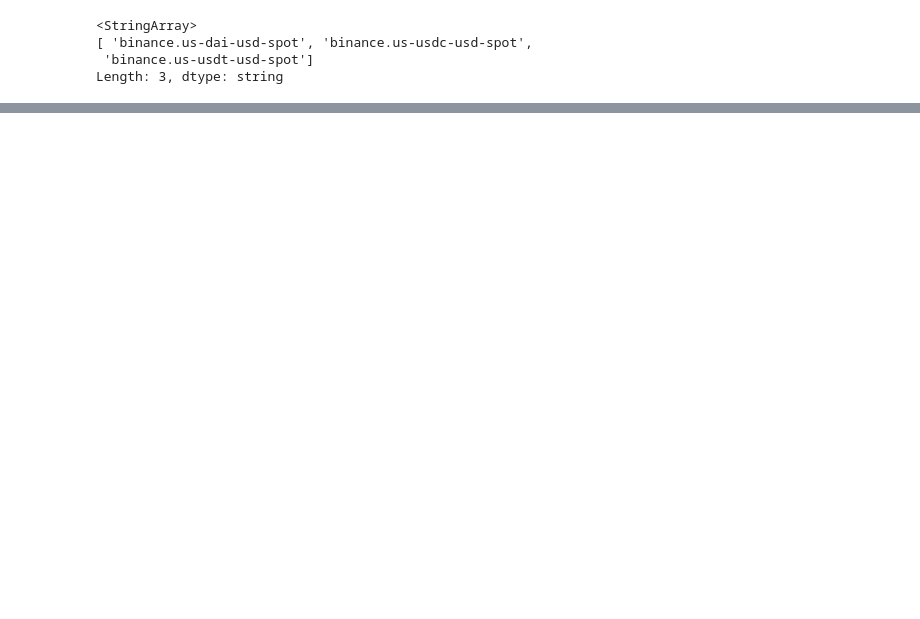
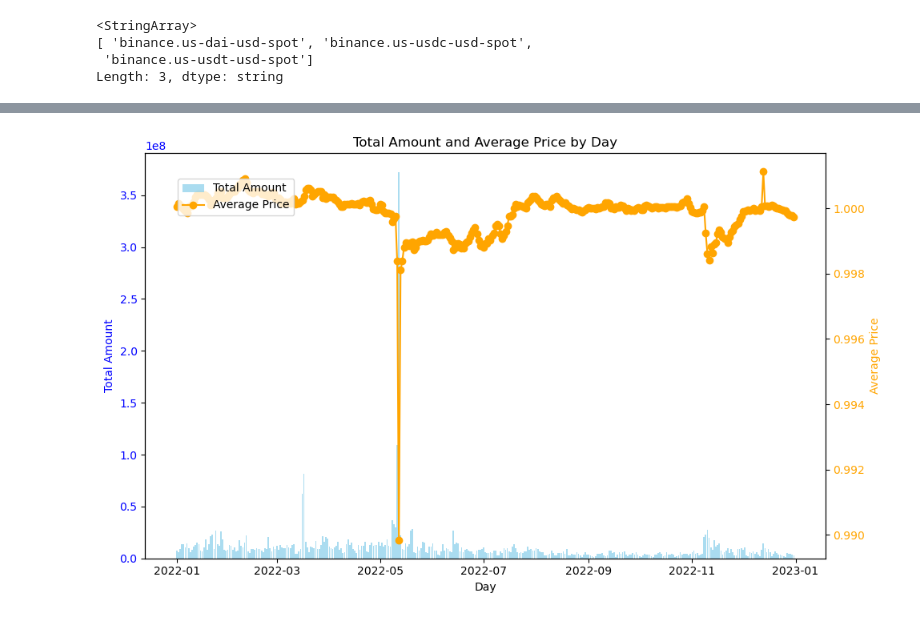
Before and after one commit to tilian15/stable_analysis, a Jupyter notebook: main.ipynb, the cells around one changed output, grey strips where cells are left out. Cells and saved outputs as stored; diff of their text form; code cells hidden in the pictures; blank space fills up the shorter version.

```diff
--- a/main.ipynb
+++ b/main.ipynb
@@ -161,0 +188,34 @@ import matplotlib.pyplot as plt
+# %%
+df["day"] = df["time"].dt.date
+
+# Aggregate data by day
+daily_stats = df.groupby("day").agg(
+    total_amount=("amount", "sum"),
+    average_price=("price", "mean")
+).reset_index()
+
+# Dual-Axis Plot
+fig, ax1 = plt.subplots(figsize=(10, 6))
+
+# Plot total amount on the primary y-axis
+ax1.bar(daily_stats["day"], daily_stats["total_amount"], color="skyblue", label="Total Amount", alpha=0.7)
+ax1.set_xlabel("Day")
+ax1.set_ylabel("Total Amount", color="blue")
+ax1.tick_params(axis="y", labelcolor="blue")
+ax1.set_title("Total Amount and Average Price by Day")
+
+# Plot average price on the secondary y-axis
+ax2 = ax1.twinx()
+ax2.plot(daily_stats["day"], daily_stats["average_price"], color="orange", label="Average Price", marker="o")
+ax2.set_ylabel("Average Price", color="orange")
+ax2.tick_params(axis="y", labelcolor="orange")
+
+# Add a legend
+fig.legend(loc="upper left", bbox_to_anchor=(0.1, 0.9))
+
+# Show the plot
+plt.xticks(rotation=45)
+plt.tight_layout()
+plt.show()
+# %% [output]
+[figure, added]
```
Also changed, not shown: parts of 9 cells of this notebook.
